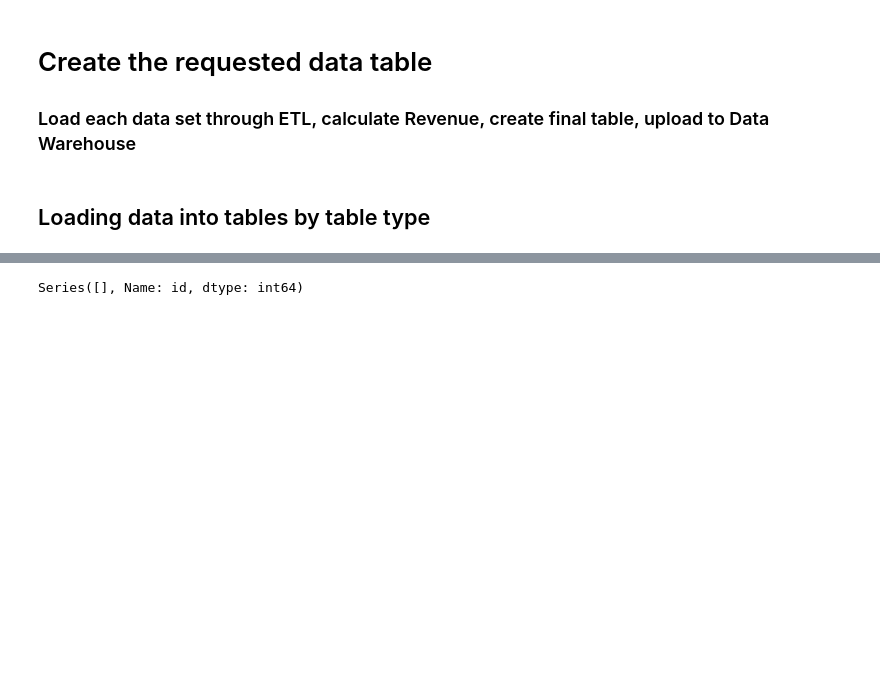
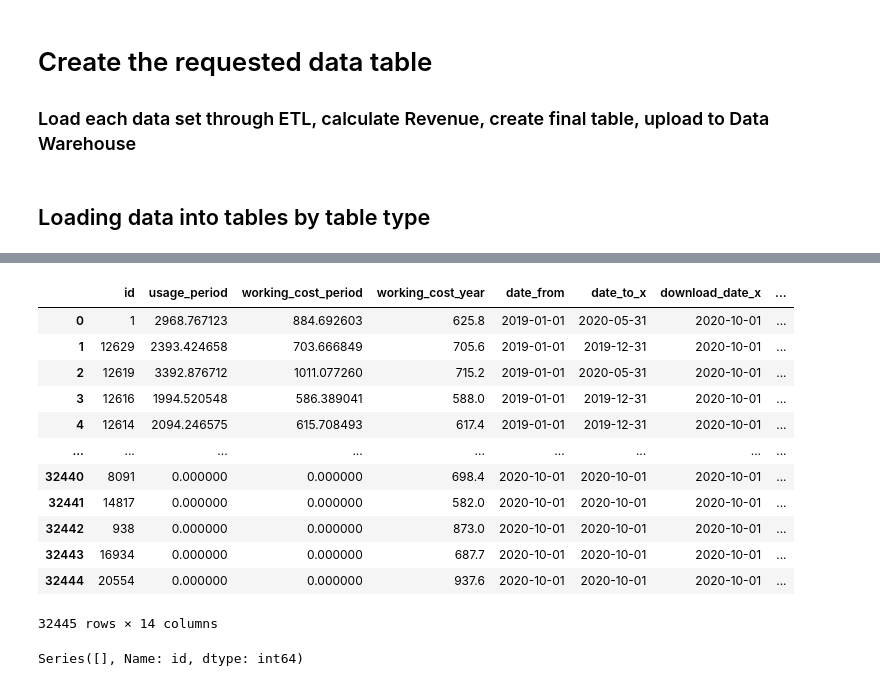
Before and after one commit to rpnorth/LichtBlick_Case_Study, a Jupyter notebook: 2_Create_new_table.ipynb, the cells around one changed output, grey strips where cells are left out. Cells and saved outputs as stored; diff of their text form; code cells hidden in the pictures; blank space fills up the shorter version.

```diff
--- a/2_Create_new_table.ipynb
+++ b/2_Create_new_table.ipynb
@@ -376,3 +491,19 @@ length check:
+# %%
+d_2020_10.df_w_revenue
+# %% [output]
+|  | id | usage_period | working_cost_period | working_cost_year | date_from | date_to_x | download_date_x | ... |
+| 0 | 1 | 2968.767123 | 884.692603 | 625.8 | 2019-01-01 | 2020-05-31 | 2020-10-01 | ... |
+| 1 | 12629 | 2393.424658 | 703.666849 | 705.6 | 2019-01-01 | 2019-12-31 | 2020-10-01 | ... |
+| 2 | 12619 | 3392.876712 | 1011.077260 | 715.2 | 2019-01-01 | 2020-05-31 | 2020-10-01 | ... |
+| 3 | 12616 | 1994.520548 | 586.389041 | 588.0 | 2019-01-01 | 2019-12-31 | 2020-10-01 | ... |
+| 4 | 12614 | 2094.246575 | 615.708493 | 617.4 | 2019-01-01 | 2019-12-31 | 2020-10-01 | ... |
+| ... | ... | ... | ... | ... | ... | ... | ... | ... |
+| 32440 | 8091 | 0.000000 | 0.000000 | 698.4 | 2020-10-01 | 2020-10-01 | 2020-10-01 | ... |
+| 32441 | 14817 | 0.000000 | 0.000000 | 582.0 | 2020-10-01 | 2020-10-01 | 2020-10-01 | ... |
+| 32442 | 938 | 0.000000 | 0.000000 | 873.0 | 2020-10-01 | 2020-10-01 | 2020-10-01 | ... |
+| 32443 | 16934 | 0.000000 | 0.000000 | 687.7 | 2020-10-01 | 2020-10-01 | 2020-10-01 | ... |
+| 32444 | 20554 | 0.000000 | 0.000000 | 937.6 | 2020-10-01 | 2020-10-01 | 2020-10-01 | ... |
+32445 rows × 14 columns
 # %%
 d_2020_10.df.id[~d_2020_10.df.id.isin(d_2020_10.df_output.reset_index().id)]
 # %% [output]
```
Also changed, not shown: parts of 3 cells of this notebook, 2 other files.
